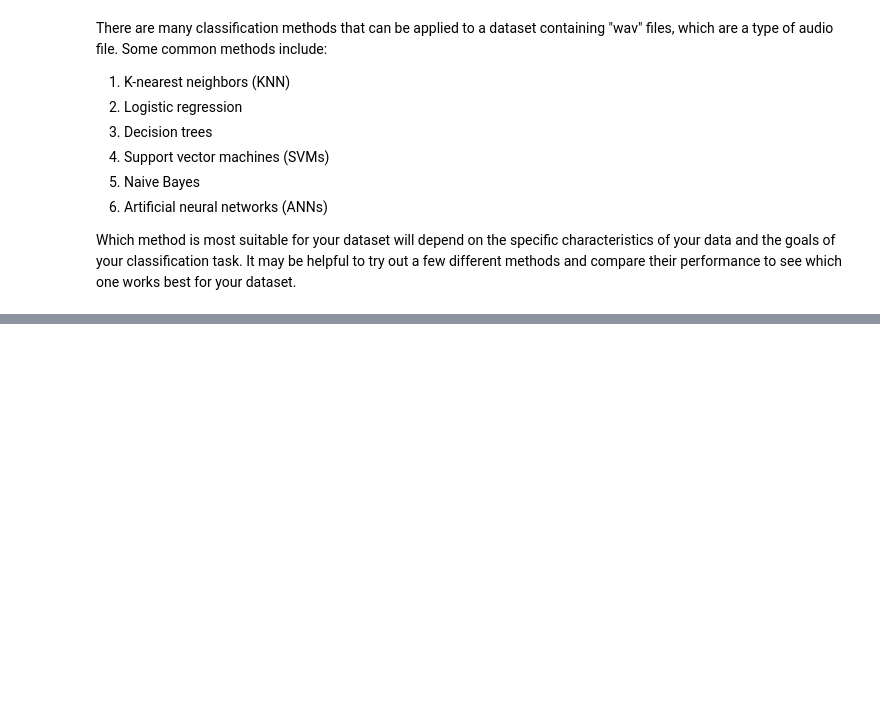
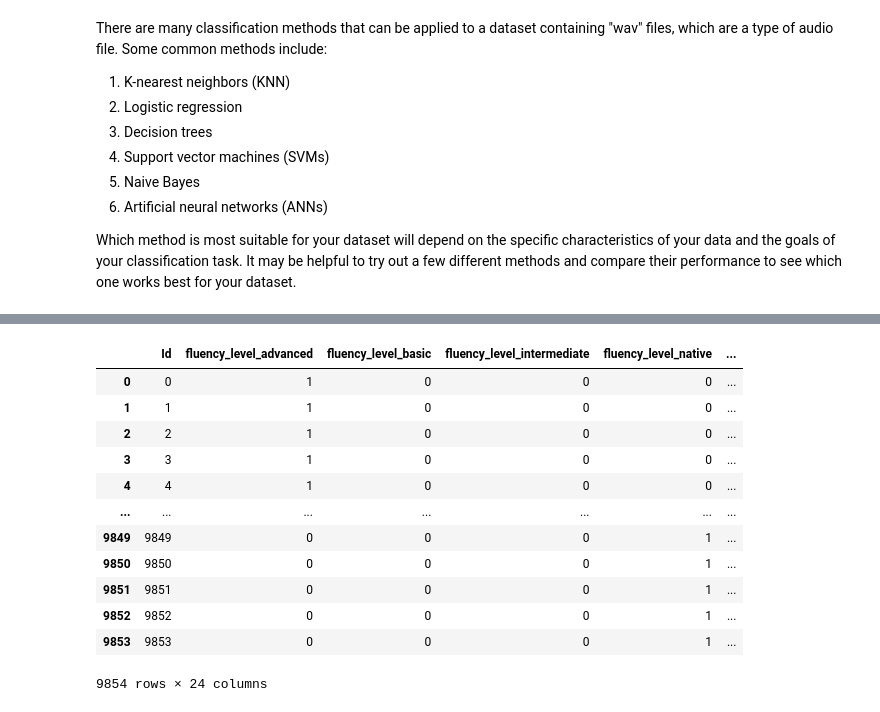
Before and after one commit to gguzzy/MachineLearning, a Jupyter notebook: Data Science/DSL_winter_project_ay_2022_2023/DSL_winter_project_22_23.ipynb, the cells around one changed output, grey strips where cells are left out. Saved outputs shown, nothing was run; the diff lists cells and outputs as text; code cells hidden in the pictures; blank space fills up the shorter version.

Commit message:
1. Included dummy, and tfidf vectorizer to store the data properly to be processed in the .fit function.

```diff
--- a/Data Science/DSL_winter_project_ay_2022_2023/DSL_winter_project_22_23.ipynb
+++ b/Data Science/DSL_winter_project_ay_2022_2023/DSL_winter_project_22_23.ipynb
@@ -160,7 +160,7 @@ plt.show()
 # %% [output]
 [figure]
 # %%
-train_df.rename(columns={'Self-reported fluency level ': 'fluency_level'}, inplace=True)
+train_df.rename(columns={'Self-reported fluency level ': 'fluency_level', 'First Language spoken' : 'native_language', 'Current language used for work/school' : 'job_language'}, inplace=True)
 train_df['fluency_level']
 # %% [output]
 0       advanced
@@ -353,0 +409,26 @@ Which method is most suitable for your dataset will depend on the specific chara
+# %%
+from sklearn.preprocessing import OneHotEncoder
+
+# Split the development set into inputs and labels
+X = train_df.loc[:, ['Id', 'fluency_level', 'native_language', 'job_language', 'action', 'object']]
+y = train_df.loc[:, ['action', 'object']]
+
+# Create dummy variables for the selected columns
+X_dummies = pd.get_dummies(X)
+y_dummies = pd.get_dummies(y)
+# %%
+X_dummies
+# %% [output]
+|  | Id | fluency_level_advanced | fluency_level_basic | fluency_level_intermediate | fluency_level_native | ... |
+| 0 | 0 | 1 | 0 | 0 | 0 | ... |
+| 1 | 1 | 1 | 0 | 0 | 0 | ... |
+| 2 | 2 | 1 | 0 | 0 | 0 | ... |
+| 3 | 3 | 1 | 0 | 0 | 0 | ... |
+| 4 | 4 | 1 | 0 | 0 | 0 | ... |
+| ... | ... | ... | ... | ... | ... | ... |
+| 9849 | 9849 | 0 | 0 | 0 | 1 | ... |
+| 9850 | 9850 | 0 | 0 | 0 | 1 | ... |
+| 9851 | 9851 | 0 | 0 | 0 | 1 | ... |
+| 9852 | 9852 | 0 | 0 | 0 | 1 | ... |
+| 9853 | 9853 | 0 | 0 | 0 | 1 | ... |
+9854 rows × 24 columns
```
Also changed, not shown: parts of 7 cells of this notebook.
